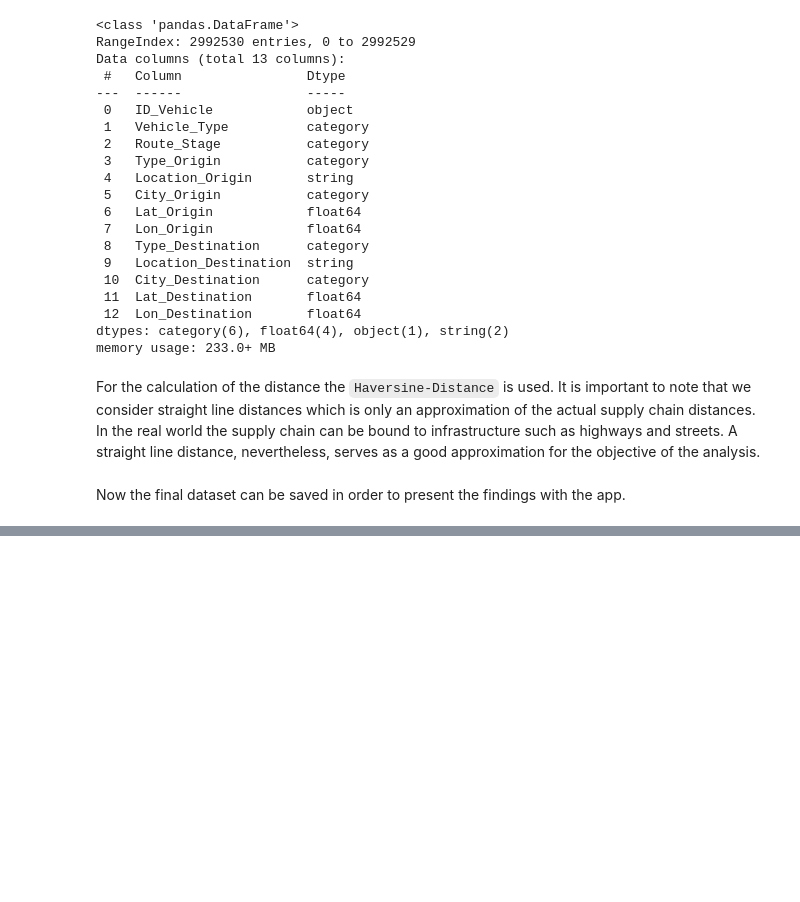
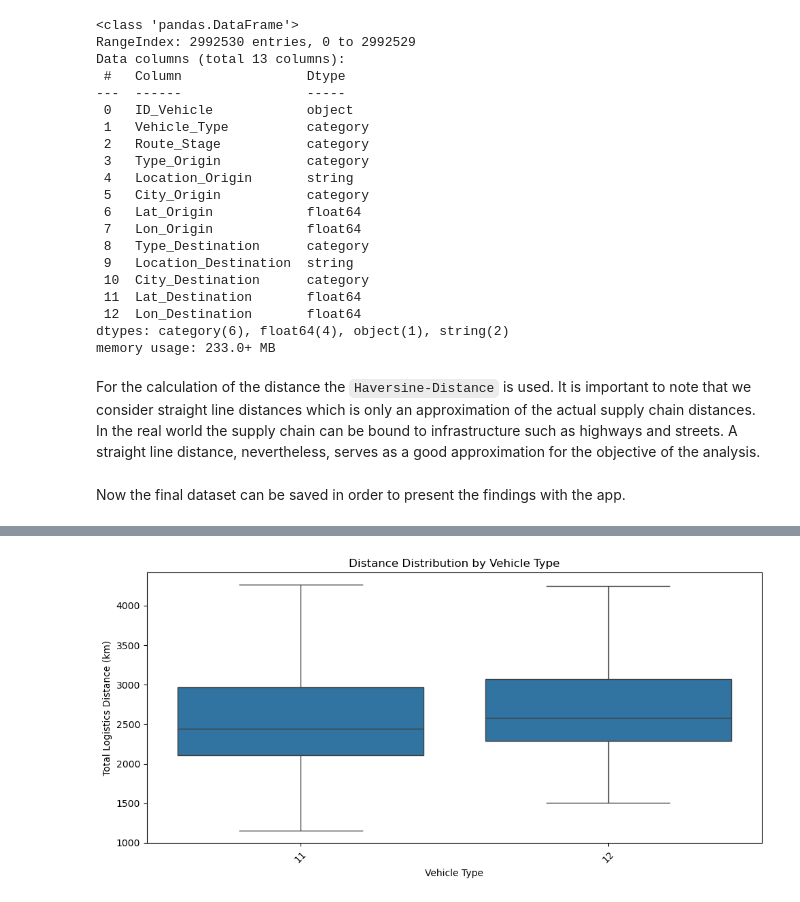
Before and after one commit to Kian7667/Car_Supply_Chain_Analysis, a Jupyter notebook: SoSe26_Case_Study_Group_11.ipynb, the cells around one changed output, grey strips where cells are left out. Saved outputs shown, nothing was run; the diff lists cells and outputs as text; code cells hidden in the pictures; blank space fills up the shorter version.

```diff
--- a/SoSe26_Case_Study_Group_11.ipynb
+++ b/SoSe26_Case_Study_Group_11.ipynb
@@ -1670,0 +1693,84 @@ final_data.to_csv(
+# %%
+boxplot_data = {
+    "Vehicle Type": (
+        final_data[
+            ["ID_Vehicle", "Vehicle_Type", "Total_Distance_km"]
+        ]
+        .drop_duplicates(),
+        "Vehicle_Type",
+        "Total_Distance_km"
+    ),
+
+    "Engine Type": (
+        final_data[
+            final_data["Type_Origin"].str.startswith("Engine", na=False)
+        ][
+            ["ID_Vehicle", "Type_Origin", "Total_Distance_km"]
+        ]
+        .drop_duplicates(),
+        "Type_Origin",
+        "Total_Distance_km"
+    ),
+
+    "Gearshift Type": (
+        final_data[
+            final_data["Type_Origin"].str.startswith("Gearshift", na=False)
+        ][
+            ["ID_Vehicle", "Type_Origin", "Total_Distance_km"]
+        ]
+        .drop_duplicates(),
+        "Type_Origin",
+        "Total_Distance_km"
+    ),
+
+    "Single Part Type": (
+        final_data[
+            final_data["Type_Origin"].str.startswith("T", na=False)
+        ][
+            ["ID_Vehicle", "Type_Origin", "Total_Distance_km"]
+        ]
+        .drop_duplicates(),
+        "Type_Origin",
+        "Total_Distance_km"
+    ),
+
+    "Route Stage": (
+        final_data[
+            ["Route_Stage", "Distance_km"]
+        ],
+        "Route_Stage",
+        "Distance_km"
+    )
+}
+
+
+for category, (data, x_col, y_col) in boxplot_data.items():
+
+    data = data.copy()
+
+    if isinstance(data[x_col].dtype, pd.CategoricalDtype):
+        data[x_col] = data[x_col].cat.remove_unused_categories()
+
+    fig, ax = plt.subplots(figsize=(10, 5))
+
+    sns.boxplot(
+        data=data,
+        x=x_col,
+        y=y_col,
+        ax=ax,
+        showfliers=False
+    )
+
+    ax.set_title(f"Distance Distribution by {category}")
+    ax.set_xlabel(category)
+
+    if category == "Route Stage":
+        ax.set_ylabel("Stage Distance (km)")
+    else:
+        ax.set_ylabel("Total Logistics Distance (km)")
+
+    plt.xticks(rotation=45)
+    plt.tight_layout()
+    plt.show()
+# %% [output]
+[figure, added]
```
Also changed, not shown: parts of 15 cells of this notebook, 8 other files.
